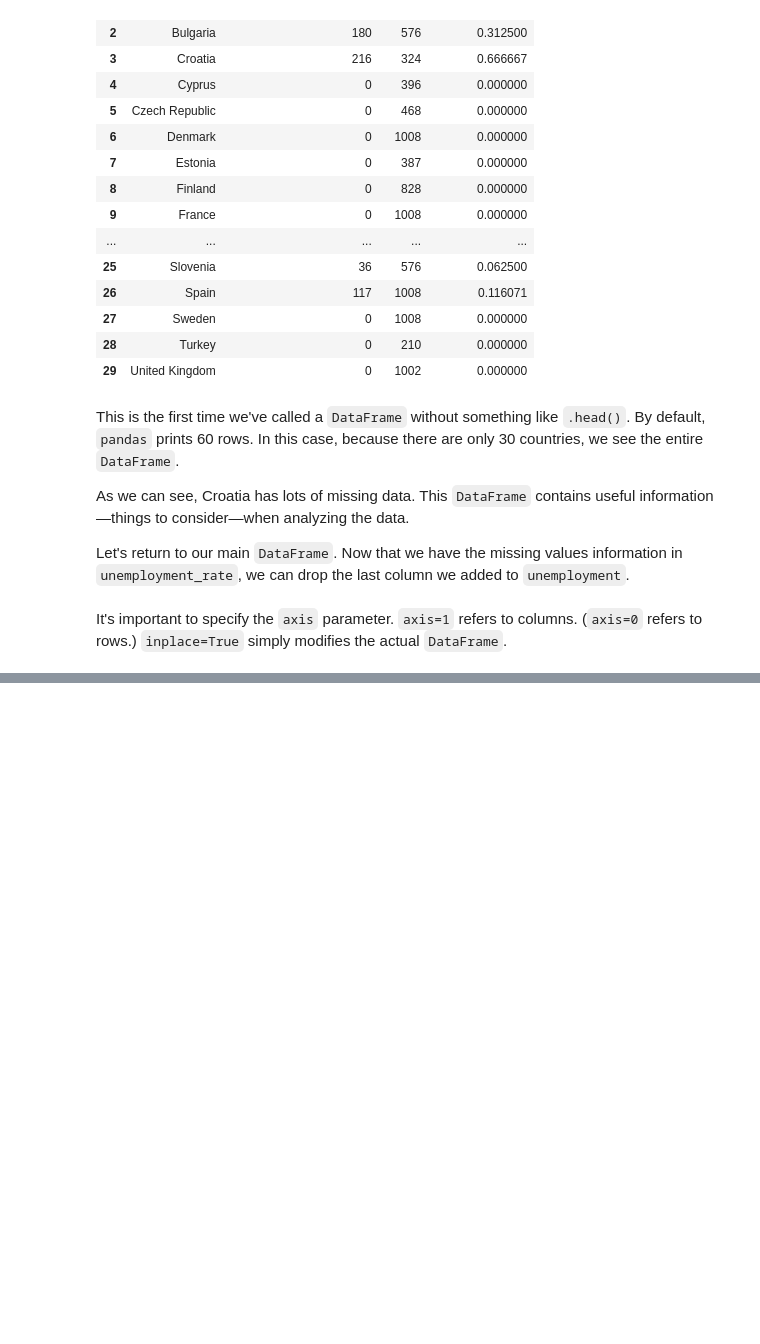
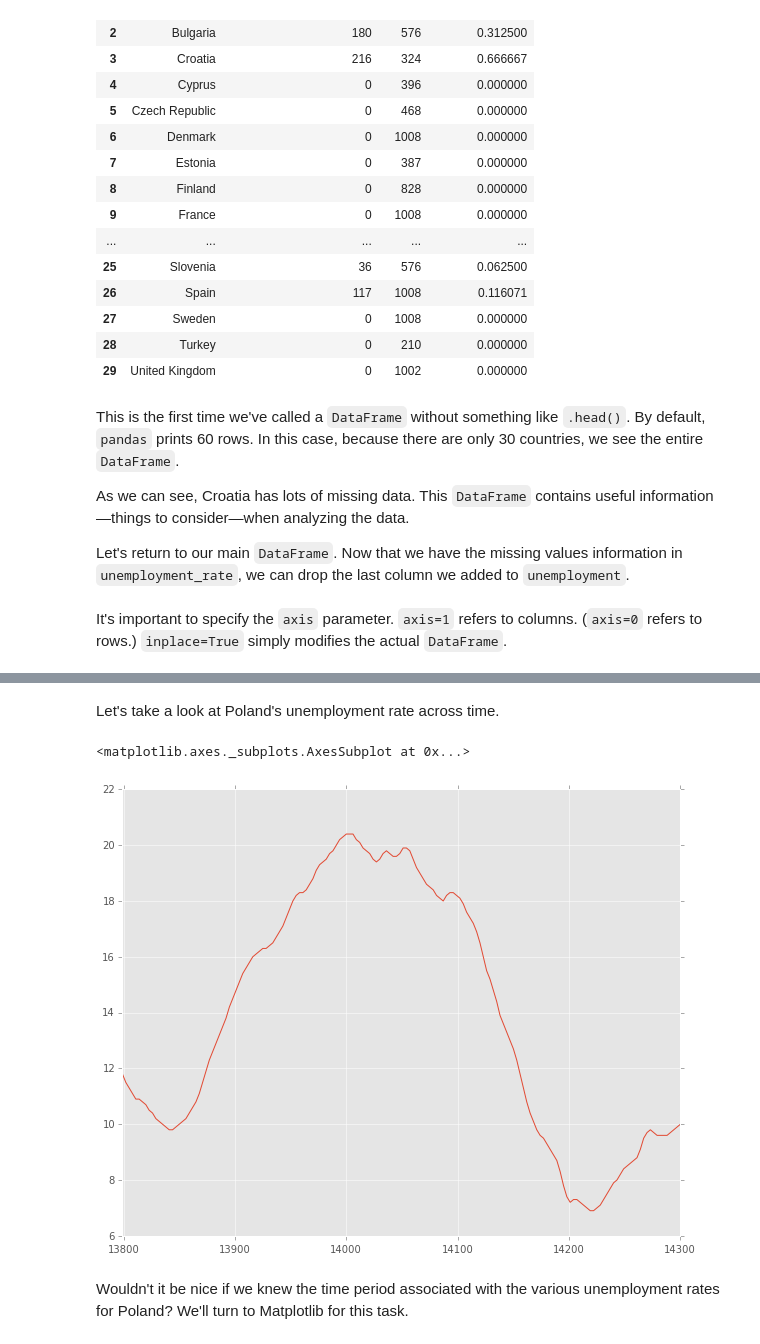
Before and after one commit to dlab-berkeley/Python-Data-Wrangling-Legacy, a Jupyter notebook: introduction-to-pandas.ipynb, the cells around one changed output, grey strips where cells are left out. Drawn from its saved outputs; the diff is of its cells as text; code cells hidden in the pictures; blank space fills up the shorter version.

```diff
--- a/introduction-to-pandas.ipynb
+++ b/introduction-to-pandas.ipynb
@@ -376,0 +417,2 @@ Because countries with missing unemployment rate data have at least 36 missing v
+# %%
+unemployment.dropna(subset=['unemployment_rate'], inplace=True)
@@ -376,0 +421,2 @@ Because countries with missing unemployment rate data have at least 36 missing v
+# %%
+unemployment.sort('unemployment_rate', ascending=False)[:5]
@@ -376,0 +434,14 @@ Because countries with missing unemployment rate data have at least 36 missing v
+# %%
+unemployment.sort(['name_en', 'year_month'], inplace=True)
+unemployment.reset_index(drop=True, inplace=True)
+# %% [markdown]
+Let's take a look at Poland's unemployment rate across time.
+# %%
+poland = unemployment[(unemployment['name_en'] == 'Poland') & (unemployment['seasonality'] == 'trend')]
+# %%
+poland['unemployment_rate'].plot(figsize=(10, 8))
+# %% [output]
+<matplotlib.axes._subplots.AxesSubplot at 0x...>
+[figure, added]
+# %% [markdown]
+Wouldn't it be nice if we knew the time period associated with the various unemployment rates for Poland? We'll turn to Matplotlib for this task.
```
Also changed, not shown: parts of 11 cells of this notebook.
